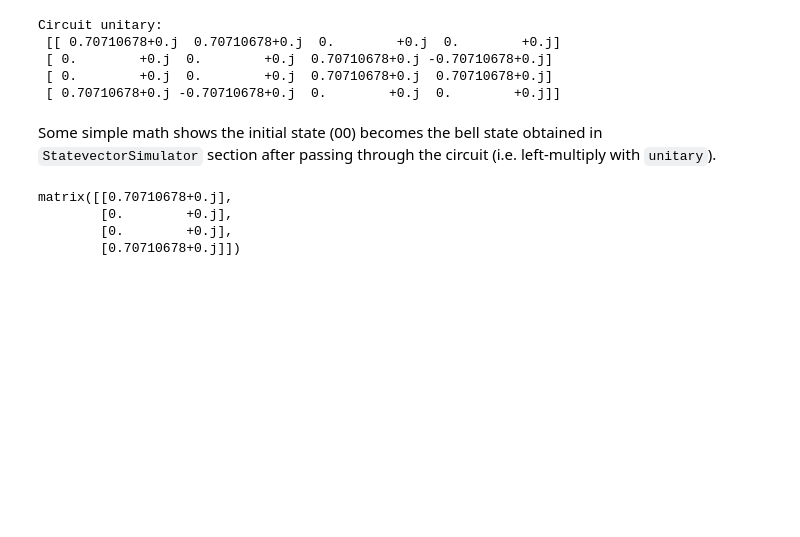
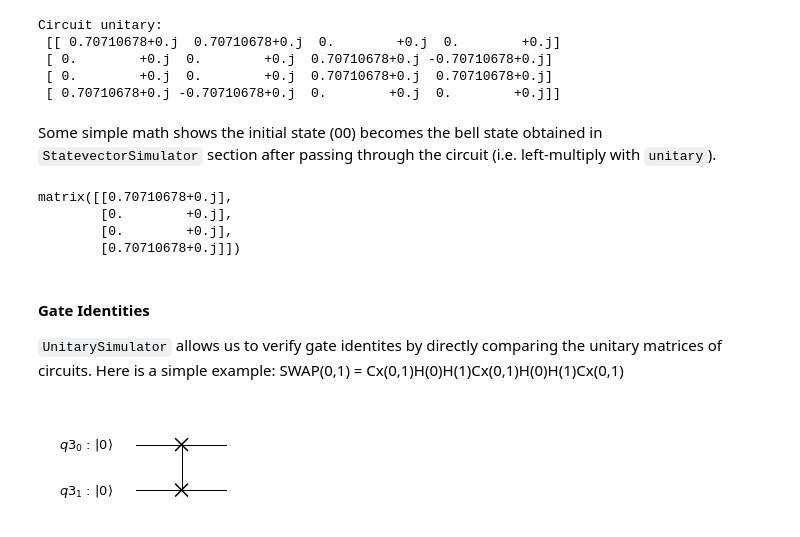
Before and after one commit to m24639297/2019-summer-QC, a Jupyter notebook: Aer backends.ipynb, the cells around one changed output. Saved outputs shown, nothing was run; the diff lists cells and outputs as text; code cells hidden in the pictures; blank space fills up the shorter version.

Commit message:
Add gate identity for UnitarySimulator

```diff
--- a/Aer backends.ipynb
+++ b/Aer backends.ipynb
@@ -205,3 +205,18 @@ matrix([[0.70710678+0.j],
         [0.        +0.j],
         [0.        +0.j],
         [0.70710678+0.j]])
+# %% [markdown]
+#### Gate Identities
+
+`UnitarySimulator` allows us to verify gate identites by directly comparing the unitary matrices of circuits. Here is a simple example: SWAP(0,1) = Cx(0,1)H(0)H(1)Cx(0,1)H(0)H(1)Cx(0,1)
+# %%
+### Circuit 1
+
+qr1 = QuantumRegister(2, 'q')
+qc1 = QuantumCircuit(qr)
+
+qc1.swap(0,1)
+
+qc1.draw(output='mpl')
+# %% [output]
+[figure, added]
```
Also changed, not shown: parts of 2 cells of this notebook.
